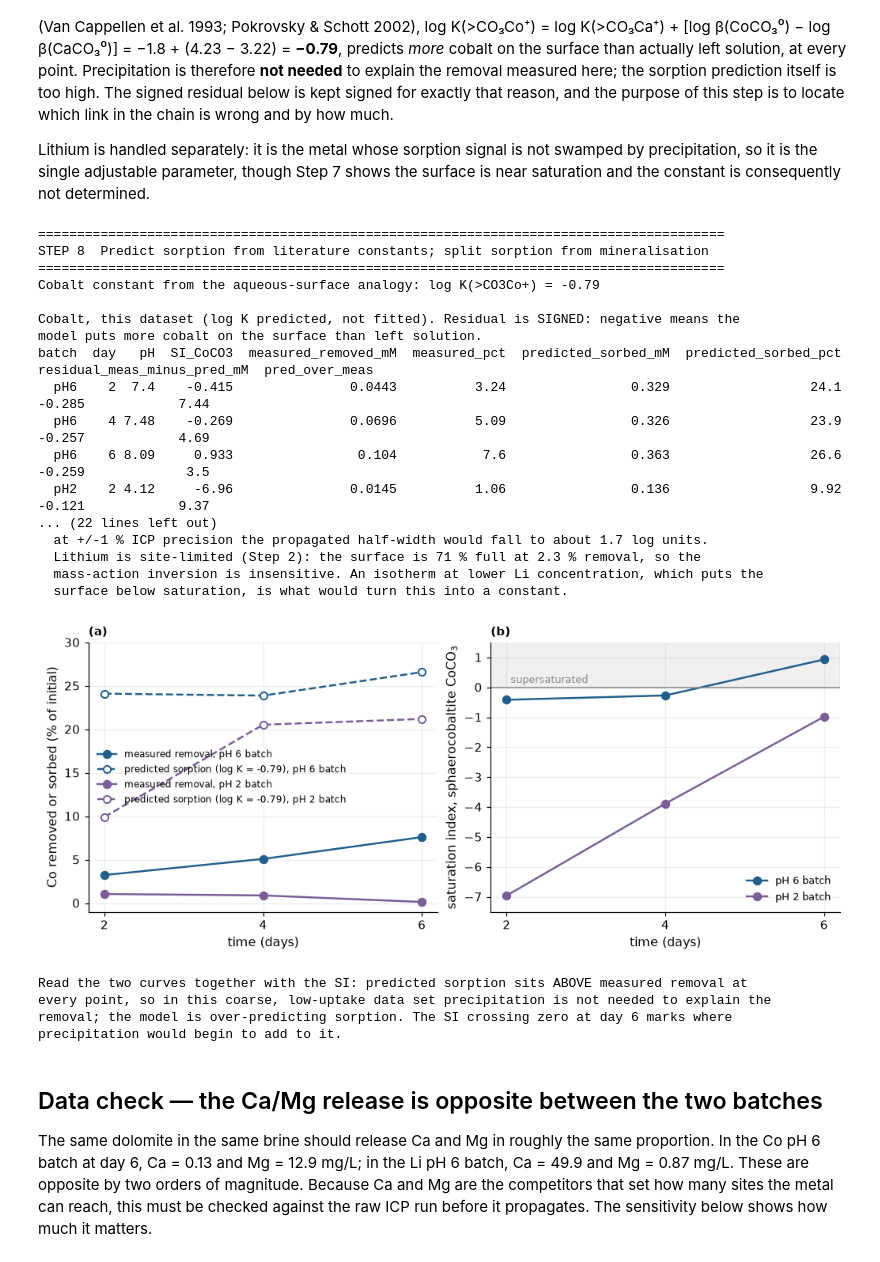
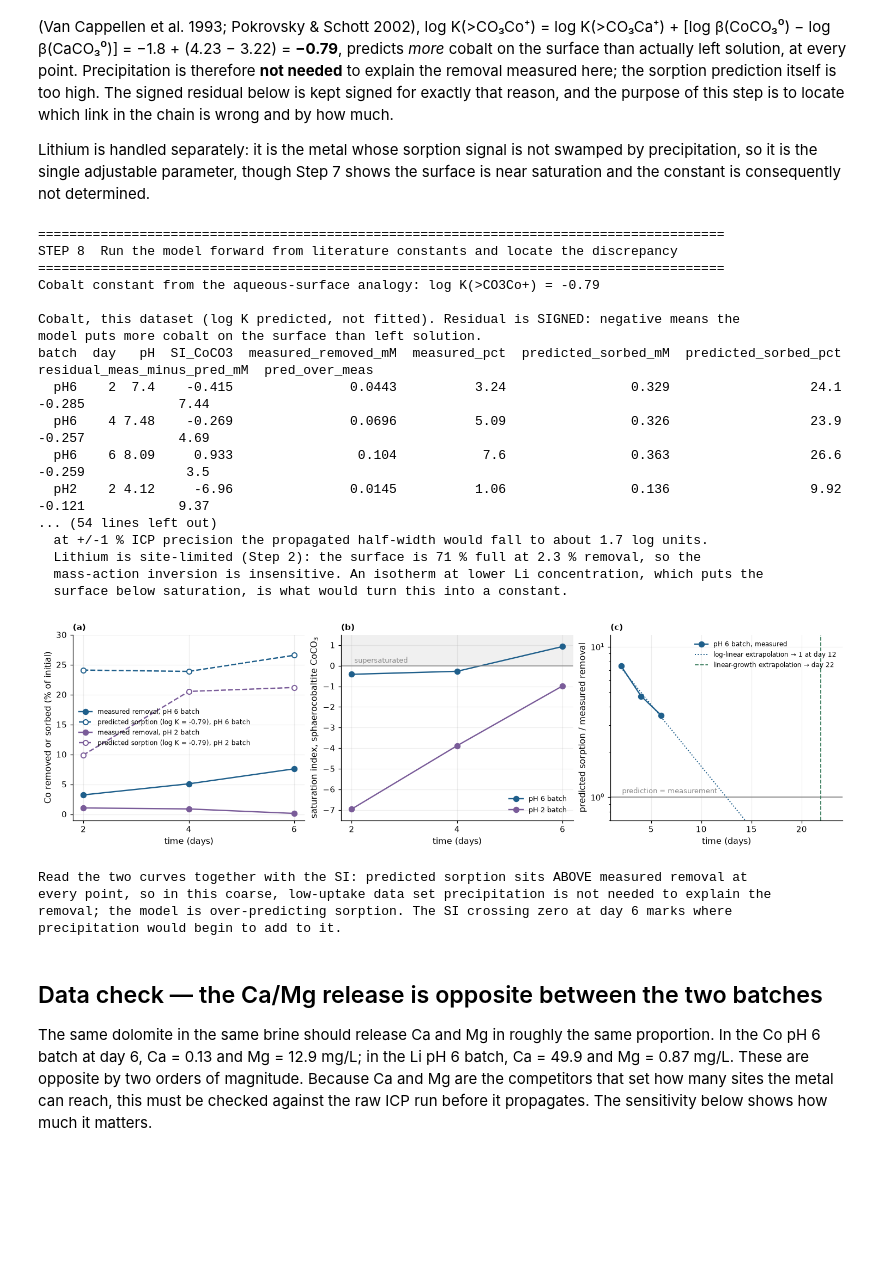
Before and after one commit to Marwa-2024/CCM-to-determine-Log-K-, a Jupyter notebook: LogK_LiCo_dolomite_carbonate_site_STEPWISE.ipynb, the cells around one changed output. Drawn from its saved outputs; the diff is of its cells as text; code cells hidden in the pictures; blank space fills up the shorter version.

```diff
--- a/LogK_LiCo_dolomite_carbonate_site_STEPWISE.ipynb
+++ b/LogK_LiCo_dolomite_carbonate_site_STEPWISE.ipynb
@@ -802,8 +802,16 @@ from >CO₃Ca⁺ (−1.8) and log β(CaCO₃⁰) = 3.22 the expected cobalt valu
 −1.8 + [log β(CoCO₃⁰) − log β(CaCO₃⁰)].
 # %%
 banner("STEP 7  Table 1 and the literature comparison")
+# The rule that decides between quoting a value and declining to: it is a judgment call, so it
+# is named, applied uniformly, and printed. 1.5 log units is a factor of ~30 either way, at which
+# point a central value carries no useful information about the system.
+REPORT_THRESHOLD = 1.5
 print("Table 1  Carbonate-site constants, 25 C, I = 0.68 M NaCl")
 print("=" * 88)
+print(f"Reporting rule (applied uniformly): a central value is quoted only if the uncertainty is")
+print(f"below {REPORT_THRESHOLD:.1f} log units, a factor of {10**REPORT_THRESHOLD:.0f} either way. Above that the interval is")
+print("reported instead, because a central value with a wider interval than that gets quoted")
+print("without its interval. The line is a judgment call, so it is stated rather than left implicit.")
 rxn = {"Co": ">CO3H0 + Co2+ = >CO3Co+ + H+", "Li": ">CO3H0 + Li+  = >CO3Li0 + H+"}
 for metal in ["Co","Li"]:
     c = fits[(fits.metal==metal)&(fits.model=="CCM")].iloc[0]
@@ -813,7 +821,7 @@ for metal in ["Co","Li"]:
     lo, hi = u.logK_lo.min(), u.logK_hi.max()
     days = ", ".join(f"{b.replace('pH','pH ')} day {d}" for b, d in zip(u.batch, u.day))
     print(f"\n  {rxn[metal]}")
-    if unc > 1.5:
+    if unc > REPORT_THRESHOLD:
         # the propagated interval spans orders of magnitude: report a bound, not a value
         print(f"     log K   NOT DETERMINED.  Propagated interval {lo:+.1f} to {hi:+.1f} "
               f"({hi-lo:.1f} log units, i.e. {hi-lo:.0f} orders of magnitude).")
@@ -822,6 +830,7 @@ for metal in ["Co","Li"]:
         print(f"     a central value quoted from this data set would be used without its interval.")
     else:
         print(f"     apparent log K = {c.logK:+.2f} (CCM) / {n.logK:+.2f} (NEM),  +/- {unc:.2f}")
+        print(f"     (+/-{unc:.2f} is a factor of {10**unc:.0f} either way - just inside the {REPORT_THRESHOLD:.1f} rule, not a precise number)")
     print(f"     basis: {int(c.n_points)} usable point(s) - {days}")
 
 # What kind of number each one is, stated explicitly.
@@ -907,7 +916,7 @@ Lithium is handled separately: it is the metal whose sorption signal is not swam
 precipitation, so it is the single adjustable parameter, though Step 7 shows the surface is
 near saturation and the constant is consequently not determined.
 # %%
-banner("STEP 8  Predict sorption from literature constants; split sorption from mineralisation")
+banner("STEP 8  Run the model forward from literature constants and locate the discrepancy")
 LOGK_CO_PRED = LOGK_SURF["CO3Ca"] + (4.23 - 3.22)
 print(f"Cobalt constant from the aqueous-surface analogy: log K(>CO3Co+) = {LOGK_CO_PRED:+.2f}")
 
@@ -946,8 +955,47 @@ print(f"      move in the same direction but only a 1.4-fold reduction, so this
 print(f"      correction than a reactive-area argument has previously been asked to carry;")
 print("  (c) these batches are not at equilibrium: removal is still rising at day 6 (Figure 1),")
 print("      so the day-6 coverage is a lower bound on the equilibrium coverage.")
-print("None of these can be separated with two pH values and one concentration; the isotherm and")
-print("pH-edge experiment described in the Discussion is what separates them.")
+# ---- Which candidate does the TIME TREND favour? ----
+d6 = split[split.batch == "pH6"].sort_values("day")
+print("\nTIME TREND - this discriminates among the three. Candidates (a) and (b) are time-invariant")
+print("scalings: a constant that is too strong, or a reactive area below BET, depresses the measured")
+print("coverage by the SAME factor at every sampling, so the ratio would sit flat. Candidate (c) is")
+print("not: if the system is still approaching equilibrium the measured coverage climbs while the")
+print("prediction stays put, and the ratio closes. In the pH 6 batch:")
+print(f"  predicted sorption (mmol/L): {'  '.join(f'{v:.3f}' for v in d6.predicted_sorbed_mM)}"
+      f"   -> flat to {100*(d6.predicted_sorbed_mM.max()-d6.predicted_sorbed_mM.min())/d6.predicted_sorbed_mM.mean():.0f} % of its mean")
+print(f"  measured removal   (mmol/L): {'  '.join(f'{v:.3f}' for v in d6.measured_removed_mM)}"
+      f"   -> grows {d6.measured_removed_mM.iloc[-1]/d6.measured_removed_mM.iloc[0]:.1f}-fold over 4 days")
+print(f"  ratio pred/meas            : {'  '.join(f'{v:.2f}' for v in d6.pred_over_meas)}"
+      f"   -> closes monotonically")
+print("\nThat is the signature of (c), not of (a) or (b). The prediction is not moving; the")
+print("measurement is climbing toward it.")
+
+# two crude extrapolations of when the ratio would reach 1
+sl, ic = np.polyfit(d6.day, d6.measured_removed_mM, 1)
+t_lin = (d6.predicted_sorbed_mM.mean() - ic)/sl
+a_r, b_r = np.polyfit(d6.day, np.log10(d6.pred_over_meas), 1)
+t_log = -b_r/a_r
+print(f"\nWhen would they meet? Two crude extrapolations, deliberately crude because three points")
+print(f"cannot define a kinetic law:")
+print(f"  linear growth of measured coverage to the predicted level : day {t_lin:.0f}  ({t_lin/7:.1f} weeks)")
+print(f"  log-linear decay of the ratio to unity                    : day {t_log:.0f}  ({t_log/7:.1f} weeks)")
+print(f"  -> weeks, not days. The six-day experiment may simply have stopped too early.")
+print("  (Caution: the measured curve is still slightly accelerating rather than levelling off,")
+print("   which no simple approach-to-equilibrium law does, so both numbers are indicative only.")
+print("   Rising pH, 7.40 to 8.09 over the same interval, is raising the affinity as time passes.)")
+print("\nThe pH 2 batch ratio runs the other way (9.4, 23, 148) because its measured removal collapses")
+print("into analytical noise; those three points are excluded on that basis and carry no trend.")
+
+print("\nTHE EXPERIMENT THIS IMPLIES. Extend one pH 6 cobalt batch to a month, sampling weekly, and")
+print("watch the ratio:")
+print("  - if it converges on 1, the analogy constant of -0.79 was right and the six-day run stopped")
+print("    too early. That validates the borrowed constant and dates the kinetics.")
+print("  - if it plateaus near 3, equilibrium is reached and the residual gap belongs to the constant")
+print("    or to the reactive area, which the isotherm and pH-edge design then separates.")
+print("Either outcome is informative, and it is one bottle and four samplings.")
+
+print("\nThe isotherm and pH-edge experiment in the Discussion remains what separates (a) from (b).")
 print(f"\nAbsolute ceiling if EVERY carbonate site held Co at 45.6 m2/L: {ceiling_mM:.3f} mmol/L "
       f"({100*ceiling_mM/(80.513/MM['Co']):.0f} % of the 80.5 mg/L added).")
 print(f"At the manuscript's 0.84 m2/g the ceiling is {SITE_DENS['CO3']*0.84*DOLOMITE_GL*1e3:.2f} mmol/L "
@@ -971,44 +1019,57 @@ print("  Lithium is site-limited (Step 2): the surface is 71 % full at 2.3 % rem
 print("  mass-action inversion is insensitive. An isotherm at lower Li concentration, which puts the")
 print("  surface below saturation, is what would turn this into a constant.")
 
-fig, (ax, bx) = plt.subplots(1, 2, figsize=(9.2, 3.8), constrained_layout=True)
+fig, (ax, bx, cx) = plt.subplots(1, 3, figsize=(13.4, 3.8), constrained_layout=True)
 bcol = {"pH6": COL["Co"], "pH2": COL["pH2"]}
 for batch in ["pH6","pH2"]:
     d = split[split.batch==batch]; lab = batch.replace("pH","pH ")
     ax.plot(d.day, d.measured_pct, "o-", color=bcol[batch], ms=6.5, label=f"measured removal, {lab} batch")
     ax.plot(d.day, d.predicted_sorbed_pct, "o--", color=bcol[batch], mfc="white", mew=1.3, ms=6,
             label=f"predicted sorption (log K = {LOGK_CO_PRED:+.2f}), {lab} batch")
     bx.plot(d.day, d.SI_CoCO3, "o-", color=bcol[batch], ms=6.5, label=f"{lab} batch")
 bx.axhline(0, color=COL["grey"], lw=1); bx.axhspan(0, 2, color=COL["grey"], alpha=0.12)
 bx.text(2.05, 0.15, "supersaturated", fontsize=8.5, color=COL["grey"])
 ax.set_xlabel("time (days)"); ax.set_ylabel("Co removed or sorbed (% of initial)")
 bx.set_xlabel("time (days)"); bx.set_ylabel("saturation index, sphaerocobaltite CoCO$_3$")
 ax.set_xticks([2,4,6]); bx.set_xticks([2,4,6]); ax.set_ylim(-1, 30); bx.set_ylim(-7.5, 1.5)
-ax.legend(loc="center left", fontsize=8); bx.legend(loc="lower right"); panel(ax, "a"); panel(bx, "b")
+# panel (c): the ratio closes with time - the signature of incomplete equilibration
+cx.axhline(1, color=COL["grey"], lw=1.2)
+cx.text(2.1, 1.06, "prediction = measurement", fontsize=8.5, color=COL["grey"])
+cx.plot(d6.day, d6.pred_over_meas, "o-", color=COL["Co"], ms=6.5, label="pH 6 batch, measured")
+tt = np.linspace(2, max(t_lin, t_log)*1.05, 60)
+cx.plot(tt, 10**(a_r*tt + b_r), ":", color=COL["Co"], lw=1.3,
+        label=f"log-linear extrapolation → 1 at day {t_log:.0f}")
+cx.axvline(t_lin, color=COL["model"], ls="--", lw=1.2,
+           label=f"linear-growth extrapolation → day {t_lin:.0f}")
+cx.set_yscale("log"); cx.set_xlabel("time (days)")
+cx.set_ylabel("predicted sorption / measured removal")
+cx.set_ylim(0.7, 12); cx.legend(loc="upper right", fontsize=8)
+ax.legend(loc="center left", fontsize=8); bx.legend(loc="lower right")
+panel(ax, "a"); panel(bx, "b"); panel(cx, "c")
 savefig(fig, "Fig8_Co_sorption_vs_removal_SI")
 print("Read the two curves together with the SI: predicted sorption sits ABOVE measured removal at")
 print("every point, so in this coarse, low-uptake data set precipitation is not needed to explain the")
 print("removal; the model is over-predicting sorption. The SI crossing zero at day 6 marks where")
 print("precipitation would begin to add to it.")
 # %% [output]
 ========================================================================================
-STEP 8  Predict sorption from literature constants; split sorption from mineralisation
+STEP 8  Run the model forward from literature constants and locate the discrepancy
 ========================================================================================
 Cobalt constant from the aqueous-surface analogy: log K(>CO3Co+) = -0.79
 
 Cobalt, this dataset (log K predicted, not fitted). Residual is SIGNED: negative means the
 model puts more cobalt on the surface than left solution.
 batch  day   pH  SI_CoCO3  measured_removed_mM  measured_pct  predicted_sorbed_mM  predicted_sorbed_pct  residual_meas_minus_pred_mM  pred_over_meas
   pH6    2  7.4    -0.415               0.0443          3.24                0.329                  24.1                       -0.285            7.44
   pH6    4 7.48    -0.269               0.0696          5.09                0.326                  23.9                       -0.257            4.69
   pH6    6 8.09     0.933                0.104           7.6                0.363                  26.6                       -0.259             3.5
   pH2    2 4.12     -6.96               0.0145          1.06                0.136                  9.92                       -0.121            9.37
-... (22 lines left out)
+... (54 lines left out)
   at +/-1 % ICP precision the propagated half-width would fall to about 1.7 log units.
   Lithium is site-limited (Step 2): the surface is 71 % full at 2.3 % removal, so the
   mass-action inversion is insensitive. An isotherm at lower Li concentration, which puts the
   surface below saturation, is what would turn this into a constant.
-[figure, old version]
+[figure, new version]
 Read the two curves together with the SI: predicted sorption sits ABOVE measured removal at
 every point, so in this coarse, low-uptake data set precipitation is not needed to explain the
 removal; the model is over-predicting sorption. The SI crossing zero at day 6 marks where
```
Also changed, not shown: parts of 1 cell of this notebook, 11 other files.
